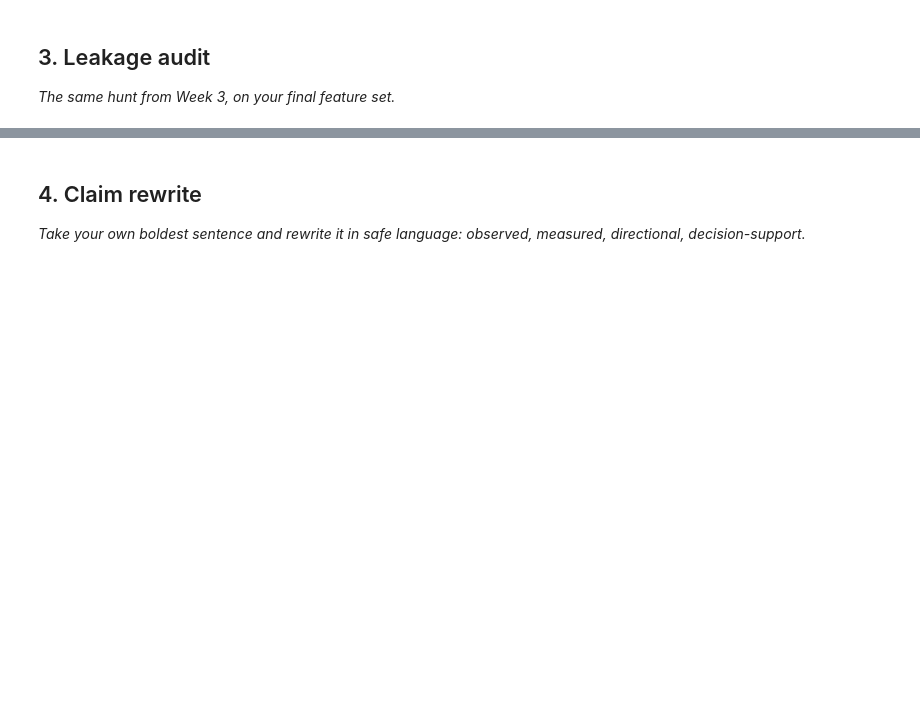
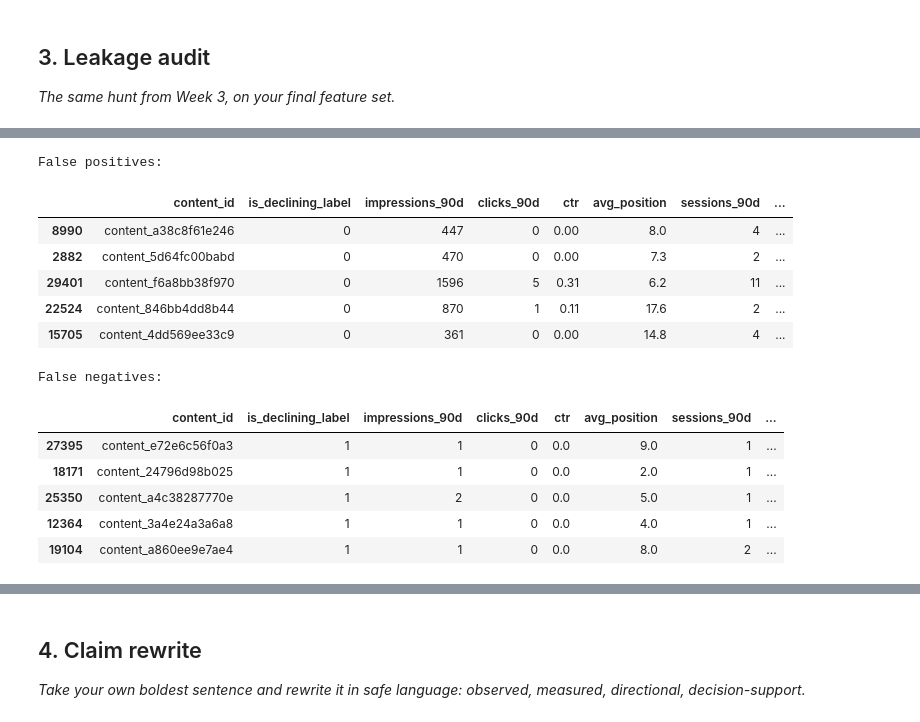
Before and after one commit to Shreyansh-Sri/Flyrank-ML-Internship, a Jupyter notebook: work/notebooks/w06_validation_audit.ipynb, the cells around one changed output, grey strips where cells are left out. Saved outputs shown, nothing was run; the diff lists cells and outputs as text; code cells hidden in the pictures; blank space fills up the shorter version.

```diff
--- a/work/notebooks/w06_validation_audit.ipynb
+++ b/work/notebooks/w06_validation_audit.ipynb
@@ -29,0 +380,56 @@ This skeleton is yours to fill. Work the sections **in order** — each one has
+# %%
+error_examples = after_test[
+    [
+        "content_id",
+        "is_declining_label",
+        "impressions_90d",
+        "clicks_90d",
+        "ctr",
+        "avg_position",
+        "sessions_90d",
+        "days_since_last_update"
+    ]
+].copy()
+
+error_examples["model_score"] = after_probabilities
+
+error_examples["prediction"] = (
+    error_examples["model_score"] >= 0.5
+).astype(int)
+
+false_positives = error_examples[
+    (error_examples["prediction"] == 1) &
+    (error_examples["is_declining_label"] == 0)
+].sort_values(
+    "model_score",
+    ascending=False
+)
+
+false_negatives = error_examples[
+    (error_examples["prediction"] == 0) &
+    (error_examples["is_declining_label"] == 1)
+].sort_values(
+    "model_score",
+    ascending=True
+)
+
+print("False positives:")
+display(false_positives.head(5))
+
+print("False negatives:")
+display(false_negatives.head(5))
+# %% [output]
+False positives:
+|  | content_id | is_declining_label | impressions_90d | clicks_90d | ctr | avg_position | sessions_90d | ... |
+| 8990 | content_a38c8f61e246 | 0 | 447 | 0 | 0.00 | 8.0 | 4 | ... |
+| 2882 | content_5d64fc00babd | 0 | 470 | 0 | 0.00 | 7.3 | 2 | ... |
+| 29401 | content_f6a8bb38f970 | 0 | 1596 | 5 | 0.31 | 6.2 | 11 | ... |
+| 22524 | content_846bb4dd8b44 | 0 | 870 | 1 | 0.11 | 17.6 | 2 | ... |
+| 15705 | content_4dd569ee33c9 | 0 | 361 | 0 | 0.00 | 14.8 | 4 | ... |
+False negatives:
+|  | content_id | is_declining_label | impressions_90d | clicks_90d | ctr | avg_position | sessions_90d | ... |
+| 27395 | content_e72e6c56f0a3 | 1 | 1 | 0 | 0.0 | 9.0 | 1 | ... |
+| 18171 | content_24796d98b025 | 1 | 1 | 0 | 0.0 | 2.0 | 1 | ... |
+| 25350 | content_a4c38287770e | 1 | 2 | 0 | 0.0 | 5.0 | 1 | ... |
+| 12364 | content_3a4e24a3a6a8 | 1 | 1 | 0 | 0.0 | 4.0 | 1 | ... |
+| 19104 | content_a860ee9e7ae4 | 1 | 1 | 0 | 0.0 | 8.0 | 2 | ... |
```
Also changed, not shown: parts of 20 cells of this notebook.
